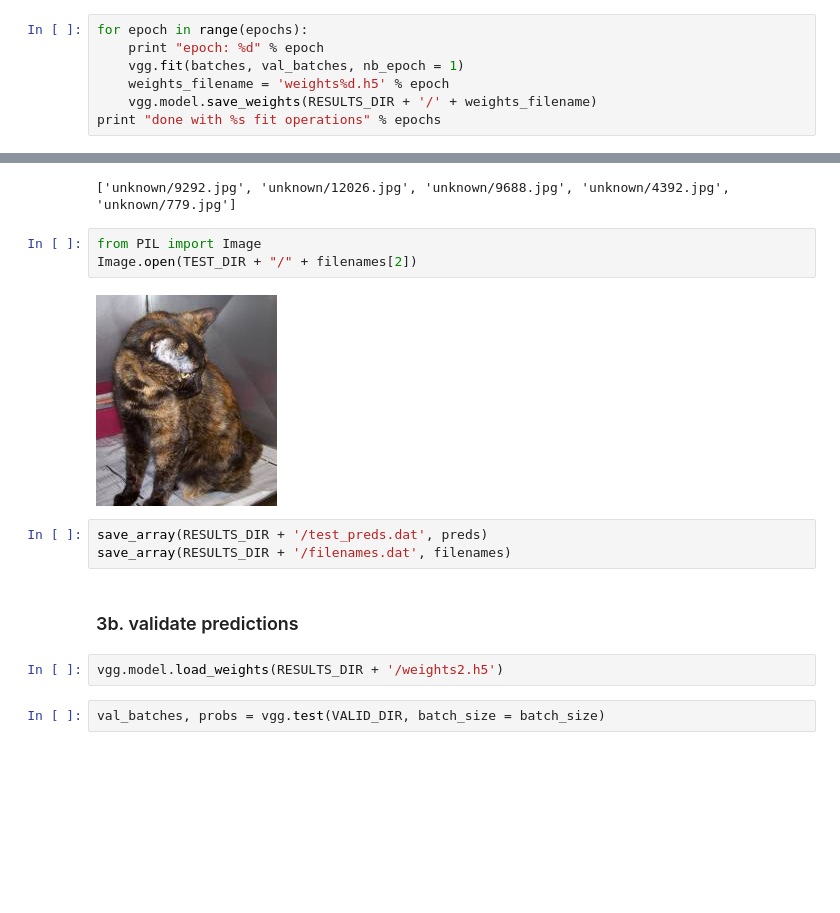
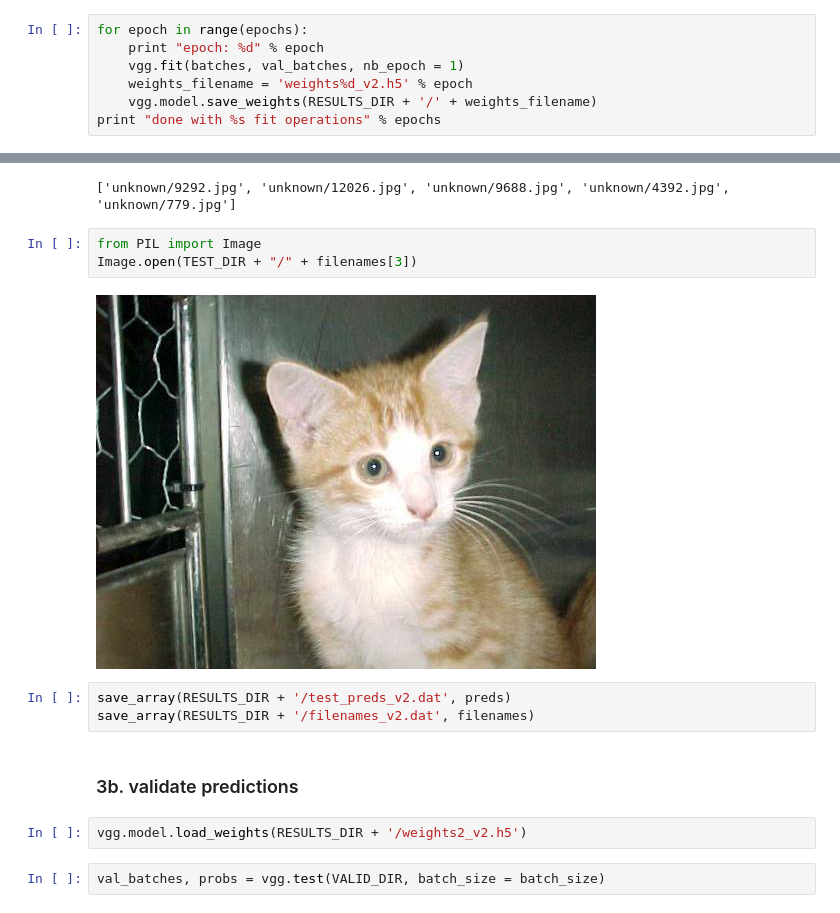
Before and after one commit to dusty-wil/fastai_coursenotes, a Jupyter notebook: nbs/kaggle_dogscats_sub.ipynb, the cells around one changed output, grey strips where cells are left out. Saved outputs shown, nothing was run; the diff lists cells and outputs as text; blank space fills up the shorter version.

```diff
--- a/nbs/kaggle_dogscats_sub.ipynb
+++ b/nbs/kaggle_dogscats_sub.ipynb
@@ -197,7 +197,7 @@ epochs = 3
 for epoch in range(epochs):
     print "epoch: %d" % epoch
     vgg.fit(batches, val_batches, nb_epoch = 1)
-    weights_filename = 'weights%d.h5' % epoch
+    weights_filename = 'weights%d_v2.h5' % epoch
     vgg.model.save_weights(RESULTS_DIR + '/' + weights_filename)
 print "done with %s fit operations" % epochs
 # %% [output]
@@ -233,16 +233,16 @@ print filenames[:5]
 ['unknown/9292.jpg', 'unknown/12026.jpg', 'unknown/9688.jpg', 'unknown/4392.jpg', 'unknown/779.jpg']
 # %%
 from PIL import Image
-Image.open(TEST_DIR + "/" + filenames[2])
+Image.open(TEST_DIR + "/" + filenames[3])
 # %% [output]
-[figure, old version]
+[figure, new version]
 # %%
-save_array(RESULTS_DIR + '/test_preds.dat', preds)
-save_array(RESULTS_DIR + '/filenames.dat', filenames)
+save_array(RESULTS_DIR + '/test_preds_v2.dat', preds)
+save_array(RESULTS_DIR + '/filenames_v2.dat', filenames)
 # %% [markdown]
 ### 3b. validate predictions
 # %%
-vgg.model.load_weights(RESULTS_DIR + '/weights2.h5')
+vgg.model.load_weights(RESULTS_DIR + '/weights2_v2.h5')
 # %%
 val_batches, probs = vgg.test(VALID_DIR, batch_size = batch_size)
 # %% [output]
```
Also changed, not shown: parts of 22 cells of this notebook.
